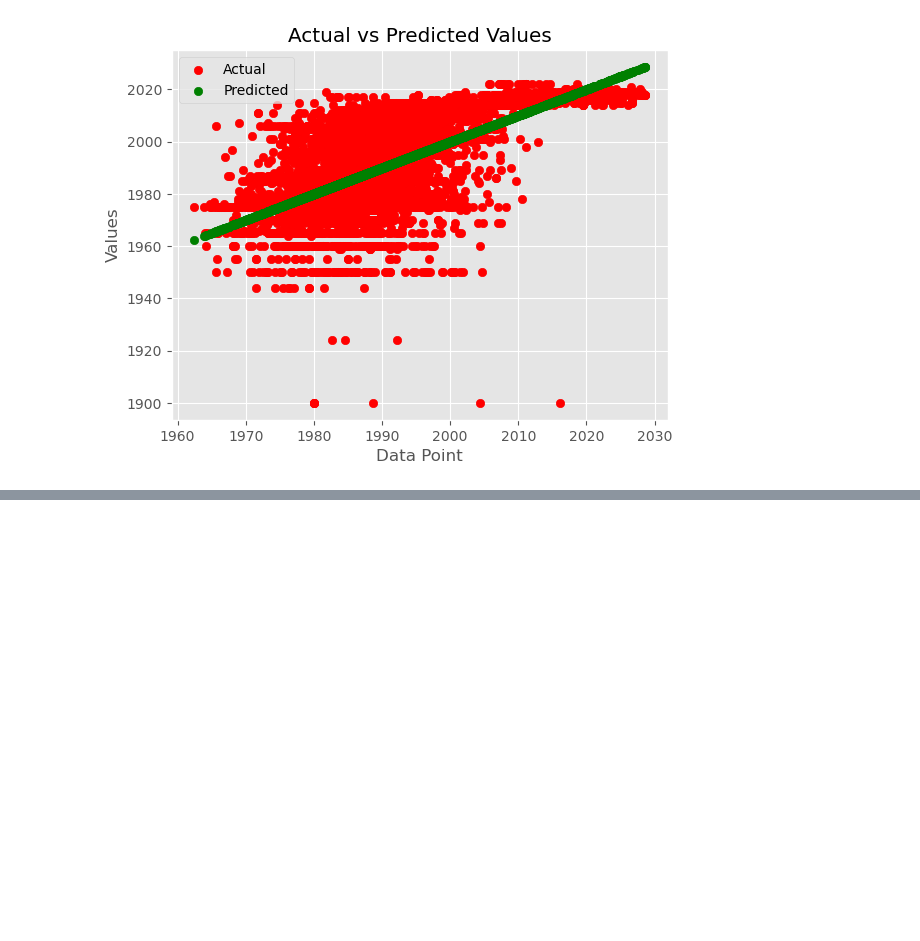
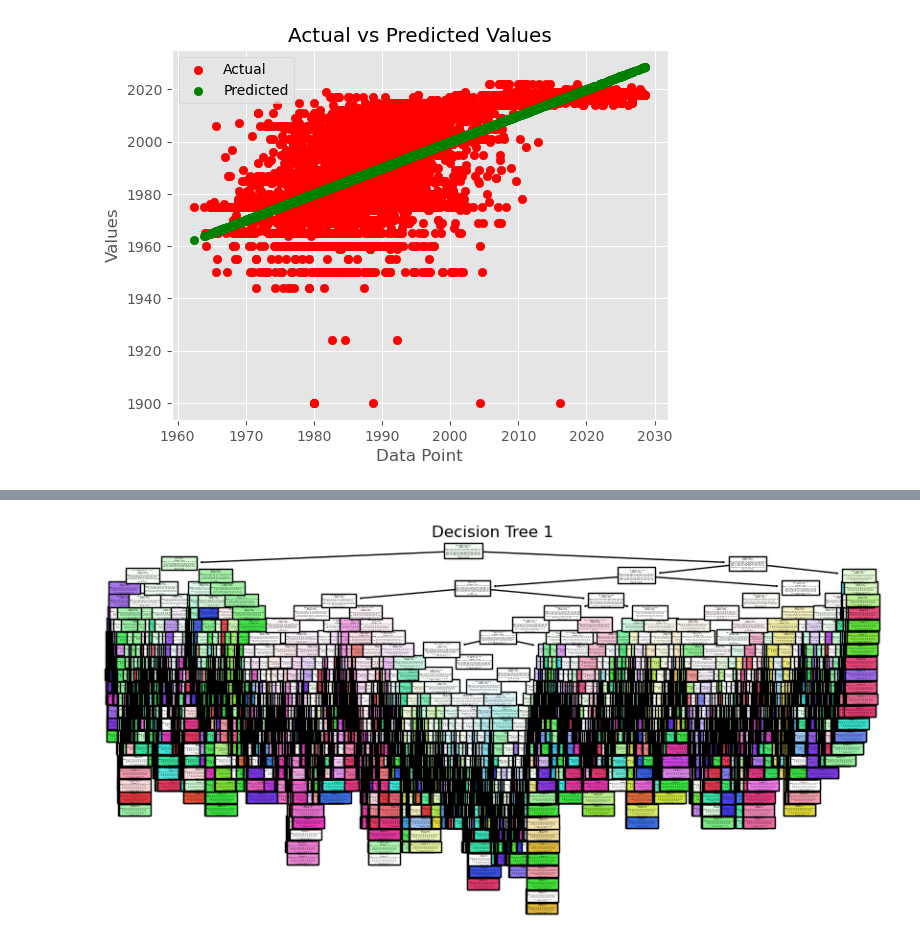
Before and after one commit to Impreccable/ML, a Jupyter notebook: main.ipynb, the cells around one changed output, grey strips where cells are left out. Cells and saved outputs as stored; diff of their text form; code cells hidden in the pictures; blank space fills up the shorter version.

```diff
--- a/main.ipynb
+++ b/main.ipynb
@@ -884,0 +978,8 @@ plt.show()
+# %%
+for tree_idx, est in enumerate(pipeline.named_steps['classifier'].estimators_):
+    plt.figure(figsize=(10, 5))
+    tree.plot_tree(est, filled=True, feature_names=X_train.columns, class_names=[str(i) for i in pipeline.classes_])
+    plt.title(f'Decision Tree {tree_idx + 1}')
+    plt.show()
+# %% [output]
+[figure, added]
```
Also changed, not shown: parts of 13 cells of this notebook.
